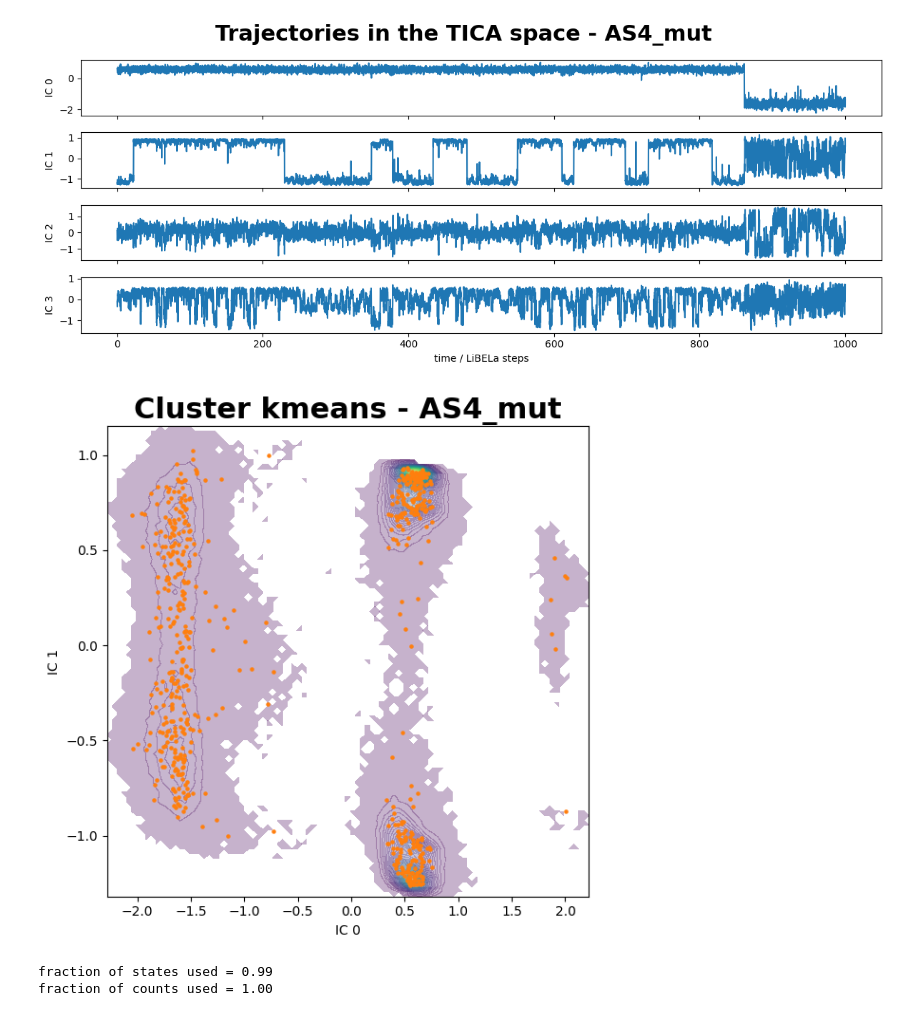
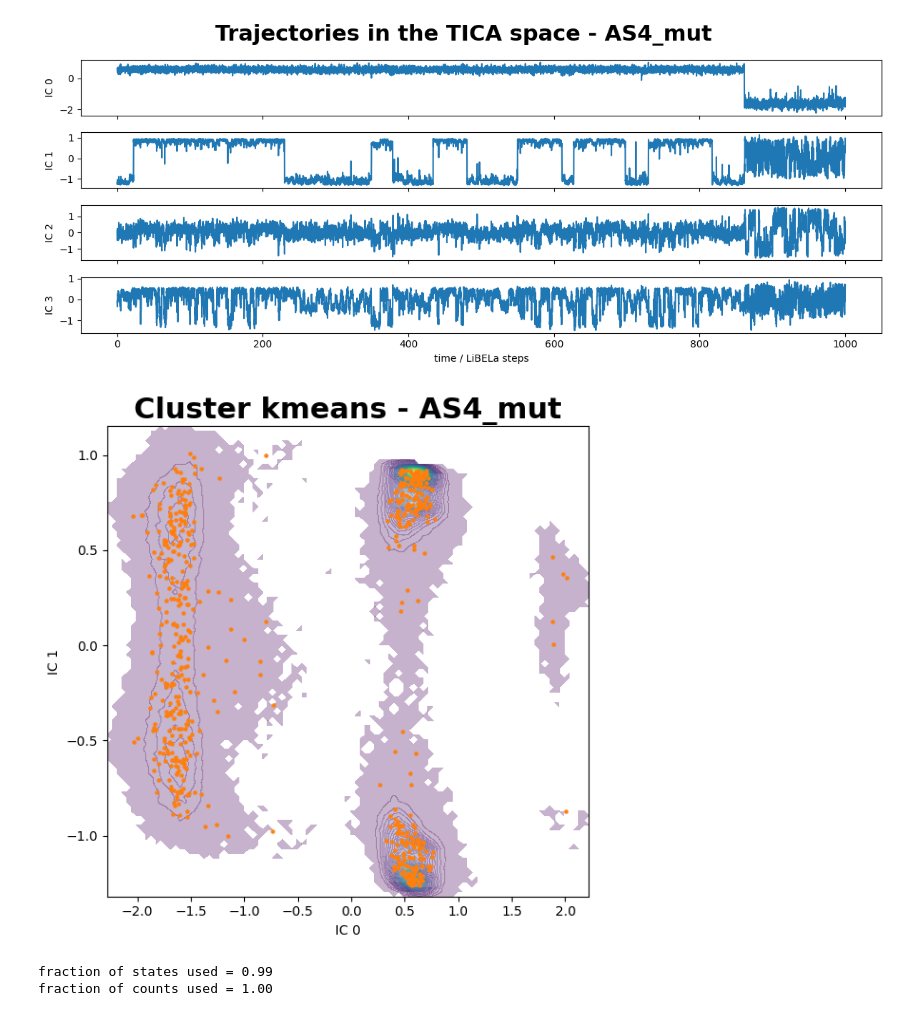
Before and after one commit to saguileran/MD-SCPI, a Jupyter notebook: NoteBooks/PyEMMA_AS4_mut.ipynb, the cells around one changed output. Drawn from its saved outputs; the diff is of its cells as text; code cells hidden in the pictures.

```diff
--- a/NoteBooks/PyEMMA_AS4_mut.ipynb
+++ b/NoteBooks/PyEMMA_AS4_mut.ipynb
@@ -124,18 +124,18 @@ fig.tight_layout()
 # %%
 #@title Clusters
 plt.close()
-cluster = pyemma.coordinates.cluster_kmeans(tica_output, k=600, max_iter=500, stride=1)#, fixed_seed=1) #
+cluster = pyemma.coordinates.cluster_kmeans(tica_output, k=600, max_iter=500, stride=1, fixed_seed=1) #
 dtrajs_concatenated = np.concatenate(cluster.dtrajs)
 
 fig, ax = plt.subplots(figsize=(6, 6))
 pyemma.plots.plot_density(*tica_concatenated[:, [c1,c2]].T, ax=ax, cbar=False, alpha=0.3)
 ax.scatter(*cluster.clustercenters[:, [c1,c2]].T, s=5, c='C1')
 ax.set_xlabel('IC '+str(c1)); ax.set_ylabel('IC '+str(c2))
 plt.title('Cluster kmeans - '+ligand, fontsize='22', fontweight='bold')
 
 fig.tight_layout()
 # %% [output]
-[figure, old version]
+[figure, new version]
 # %%
 # %%time
 # its = pyemma.msm.its(cluster.dtrajs, lags=20, nits=10, errors='bayes')
```
Also changed, not shown: parts of 9 cells of this notebook.
